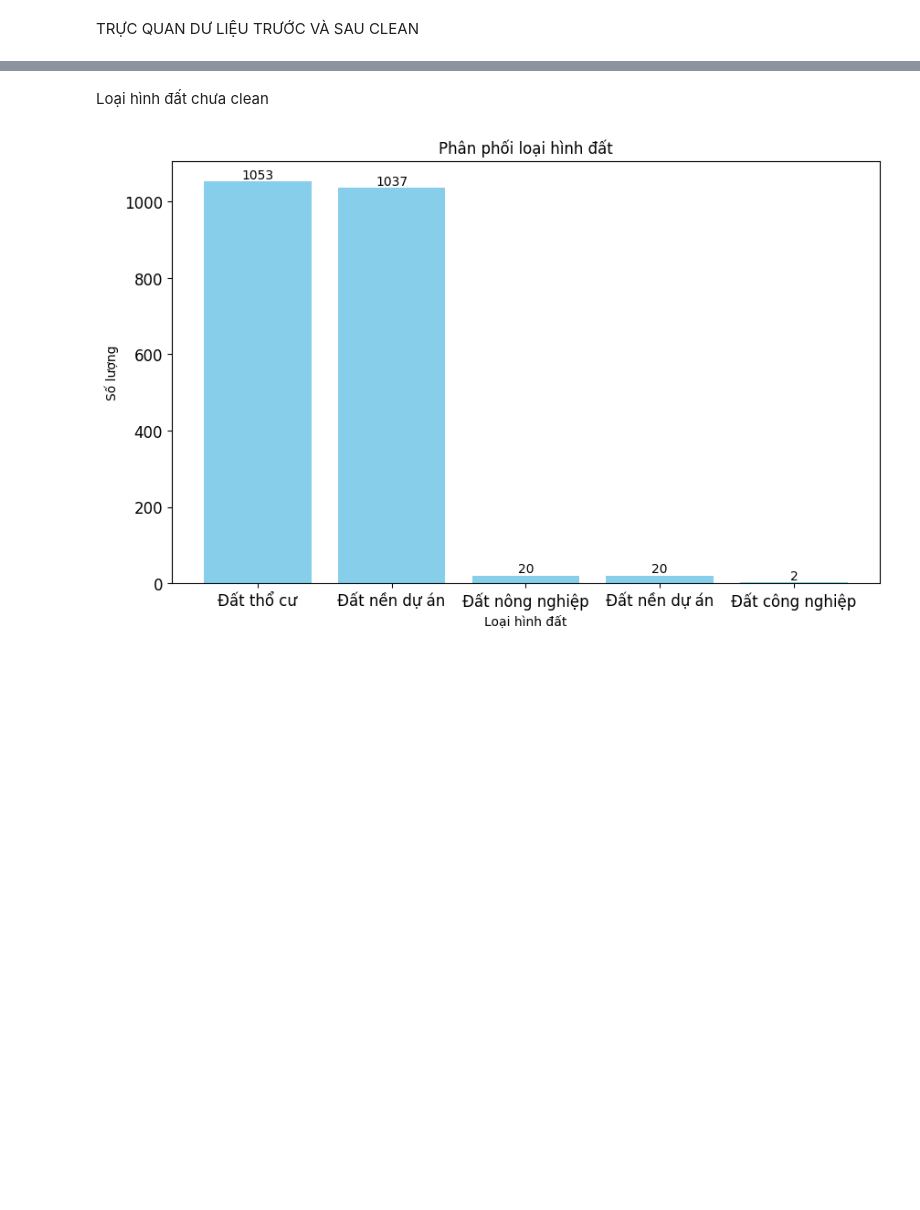
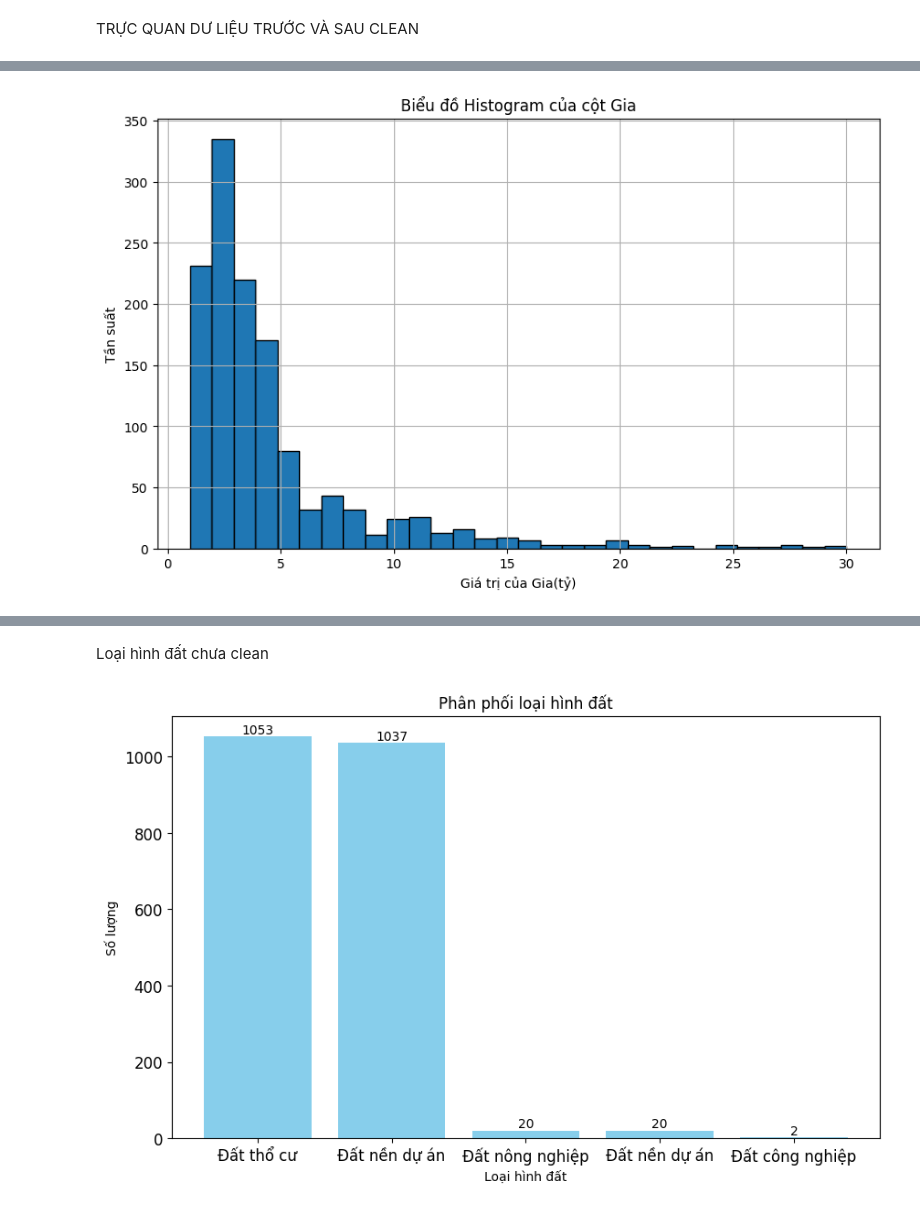
Before and after one commit to CuongGustav/PredictLandPrices-DataScience, a Jupyter notebook: Clean_Data.ipynb, the cells around one changed output, grey strips where cells are left out. Cells and saved outputs as stored; diff of their text form; code cells hidden in the pictures; blank space fills up the shorter version.

```diff
--- a/Clean_Data.ipynb
+++ b/Clean_Data.ipynb
@@ -431,0 +504,10 @@ df_clean = pd.read_csv("clean data/dataset.csv")
+# %%
+plt.figure(figsize=(10, 6))
+plt.hist(df_clean['Gia'], bins=30, edgecolor='black')
+plt.title('Biểu đồ Histogram của cột Gia')
+plt.xlabel('Giá trị của Gia(tỷ)')
+plt.ylabel('Tần suất')
+plt.grid(True)
+plt.show()
+# %% [output]
+[figure, added]
```
Also changed, not shown: parts of 68 cells of this notebook, 31 other files.
